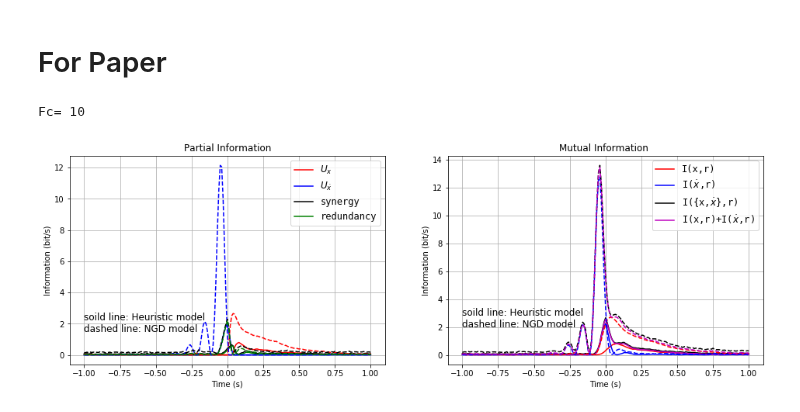
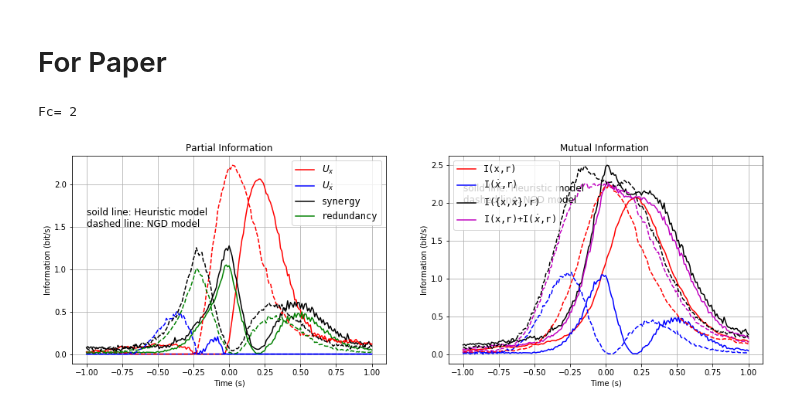
Before and after one commit to llincooi/retina_python, a Jupyter notebook: NGD vs x+v-PID fig (2).ipynb, the cells around one changed output. Cells and saved outputs as stored; diff of their text form; code cells hidden in the pictures.

```diff
--- a/NGD vs x+v-PID fig (2).ipynb
+++ b/NGD vs x+v-PID fig (2).ipynb
@@ -124,6 +124,18 @@ def NL(x,theta=0):
         if x[i]- theta>0:
             y[i]= x[i]-theta
     return(y)
+# %%
+def TLfilter(stimulus, tau_y, dt):
+    T = np.arange(0,int(tau_y/dt*8))*dt
+    Ky=T/tau_y**2 *np.exp(-T/tau_y)
+    sstm = np.zeros_like(stimulus)
+    plt.plot(T,Ky)
+    for i in range(len(Ky)-1):
+        for ii in range(i+1):
+            sstm[i] += stimulus[ii]*Ky[i-ii]*dt
+    sx = np.convolve(stimulus,Ky,'valid')*dt
+    sstm[len(Ky)-1:] = sx.copy()
+    return sstm
 # %% [markdown]
 # chose file
 # %%
@@ -143,7 +155,7 @@ for Fc in Fc_list:
 # %%
 dt = 0.01
 sampling_rate = 20000
-x_list, v_list, t_cor_list, T_list = [], [], [], []
+x_list, v_list, t_cor_list, T_list,s_list = [], [], [], [], []
 for annots in annots_list:
     TimeStamps =np.round(np.squeeze(annots['TimeStamps']))
     TimeStamps = TimeStamps.astype(int)
@@ -155,6 +167,8 @@ for annots in annots_list:
     T = np.arange(1,len(x)+1)*dt
     v = np.append(0,np.diff(x))/dt
 
+
+    s_list.append(TLfilter(x, 0.1, dt))
     x_list.append(x.copy())
     v_list.append(v.copy())
     T_list.append(T.copy())
@@ -190,6 +206,7 @@ r_list = [0]*len(annots_list)
 for i in range(len(annots_list)):
     x = x_list[i]
     v = v_list[i]
+    s = s_list[i]
     xstate,edge = EqualState(x, 6)
     vstate,edge = EqualState(v, 6)
     Information_list[i] = [0]*len(Lambdas)
@@ -203,14 +220,14 @@ for i in range(len(annots_list)):
         y=np.zeros(len(T_list[i]))
         z=np.zeros(len(T_list[i]))
         for k in range(len(T_list[i])-1):
-            dy=dt*(-alpha*y[k]+K*(x[k]-phi*z[k]))
+            dy=dt*(-alpha*y[k]+K*(s[k]-phi*z[k]))
             dz=dt*(-beta*z[k]+g*y[k])
             y[k+1]=y[k]+dy
             z[k+1]=z[k]+dz
         y_list[i][j] = y.copy()
         r = NL(np.mean(y)-y, 0)
-        ratio = sum(r)/T_list[i][-1]/12
-#         ratio = sum(r)/585
+#         ratio = sum(r)/T_list[i][-1]/12
+        ratio = sum(r)/585
         FakeSpike = Spike_Time_Generater(r/ratio, dt, 10)
         rstate, _ = np.histogram(FakeSpike, np.append(0,T_list[i]))
         rstate = rstate.astype(int)
@@ -218,7 +235,7 @@ for i in range(len(annots_list)):
         #calculate information
         timeshift, ngd_Information_list[i][j] = PIfunc(rstate, xstate, vstate, dt, window)
 
-        r1 = (1-Lambda)*x+Lambda*v
+        r1 = (1-Lambda)*s+Lambda*v
         r_list[i][j] = r1.copy()
         r = NL(np.mean(r1)-r1, 0)
 #         ratio = sum(r)/T_list[i][-1]/12
@@ -240,7 +257,7 @@ for i in range(len(annots_list)):
 # %% [markdown]
 # For Paper
 # %%
-i = 3
+i = 0
 print('Fc=', Fc_list[i])
 for j in range(len(Lambdas)):
     fig, (ax2, ax3) = plt.subplots(nrows=1, ncols=2)
@@ -253,35 +270,35 @@ for j in range(len(Lambdas)):
     ax2.plot(timeshift,ngd_Information_list[i][j][('Beer','Syn')], 'k--')
     ax2.plot(timeshift,ngd_Information_list[i][j][('Beer','Red')], 'g--')
     ax2.set_title('Partial Information')#+r'$t_{corr}$='+str(t_cor_list[i]))
     ax2.set_xlabel('Time (s)')
     ax2.set_ylabel('Information (bit/s)')
     ax2.legend( (r'$U_x$', r'$U_{\dotx}$', 'synergy', 'redundancy'), loc='best', prop={'size': 'large', 'family': 'monospace'})
     ax2.grid()
 
     #plot MIs
     ax3.plot(timeshift,Information_list[i][j][('Beer','UIx')]+Information_list[i][j][('Beer','Red')], 'r-')
     ax3.plot(timeshift,Information_list[i][j][('Beer','UIv')]+Information_list[i][j][('Beer','Red')], 'b-')
     ax3.plot(timeshift,Information_list[i][j][('Beer','UIx')]+Information_list[i][j][('Beer','Red')]
              +Information_list[i][j][('Beer','UIv')]+Information_list[i][j][('Beer','Syn')], 'k-')
     ax3.plot(timeshift,Information_list[i][j][('Beer','UIx')]+2*Information_list[i][j][('Beer','Red')]
              +Information_list[i][j][('Beer','UIv')], 'm-')
     ax3.plot(timeshift,ngd_Information_list[i][j][('Beer','UIx')]+ngd_Information_list[i][j][('Beer','Red')], 'r--')
     ax3.plot(timeshift,ngd_Information_list[i][j][('Beer','UIv')]+ngd_Information_list[i][j][('Beer','Red')], 'b--')
     ax3.plot(timeshift,ngd_Information_list[i][j][('Beer','UIx')]+ngd_Information_list[i][j][('Beer','Red')]
              +ngd_Information_list[i][j][('Beer','UIv')]+ngd_Information_list[i][j][('Beer','Syn')], 'k--')
     ax3.plot(timeshift,ngd_Information_list[i][j][('Beer','UIx')]+2*ngd_Information_list[i][j][('Beer','Red')]
              +ngd_Information_list[i][j][('Beer','UIv')], 'm--')
     ax3.set_title('Mutual Information ')#+r'$t_{corr}$='+str(t_cor_list[i]))
     ax3.set_xlabel('Time (s)')
     ax3.set_ylabel('Information (bit/s)')
     ax3.grid()
     ax3.legend( ('I(x,r)', r'I($\dotx$,r)', r'I({x,$\dotx$},r)', r'I(x,r)+I($\dotx$,r)'), loc='best', prop={'size': 'large', 'family': 'monospace'})
     ax2.text(-1, 1.5,'soild line: Heuristic model \ndashed line: NGD model', fontsize = 12)
     ax3.text(-1, 2,'soild line: Heuristic model \ndashed line: NGD model', fontsize = 12)
     fig.set_size_inches(16, 4*(np.sqrt(5)-1))
 # %% [output]
-Fc= 10
+Fc= 2
-[figure, old version]
+[figure, new version]
 # %%
 # fig.savefig('D:\\GoogleDrive\\retina\\PID_paper\\HeuristicVSNGD_TLPID.jpeg')
 # %%
```
Also changed, not shown: parts of 1 cell of this notebook, 9 other files.
